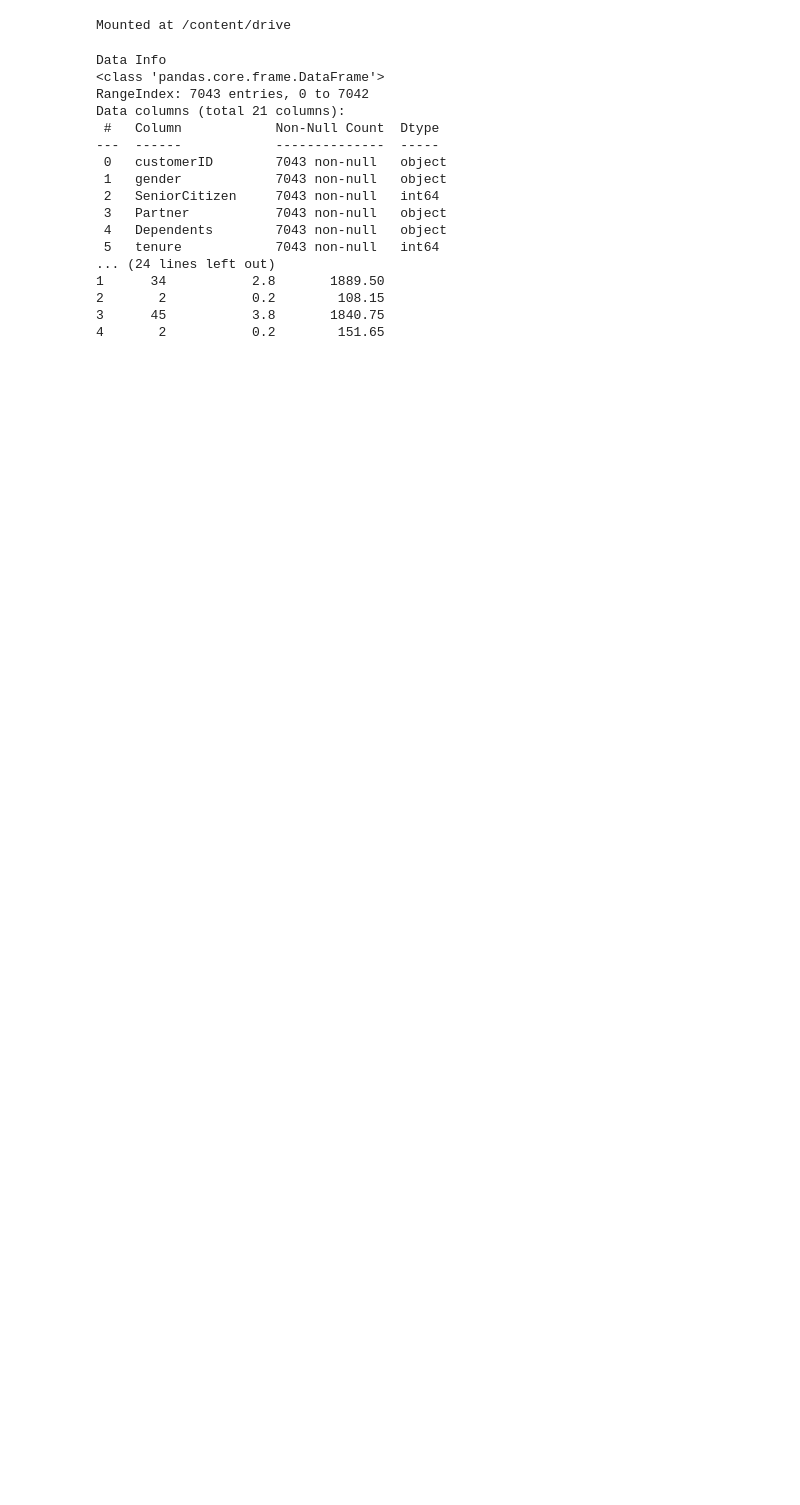
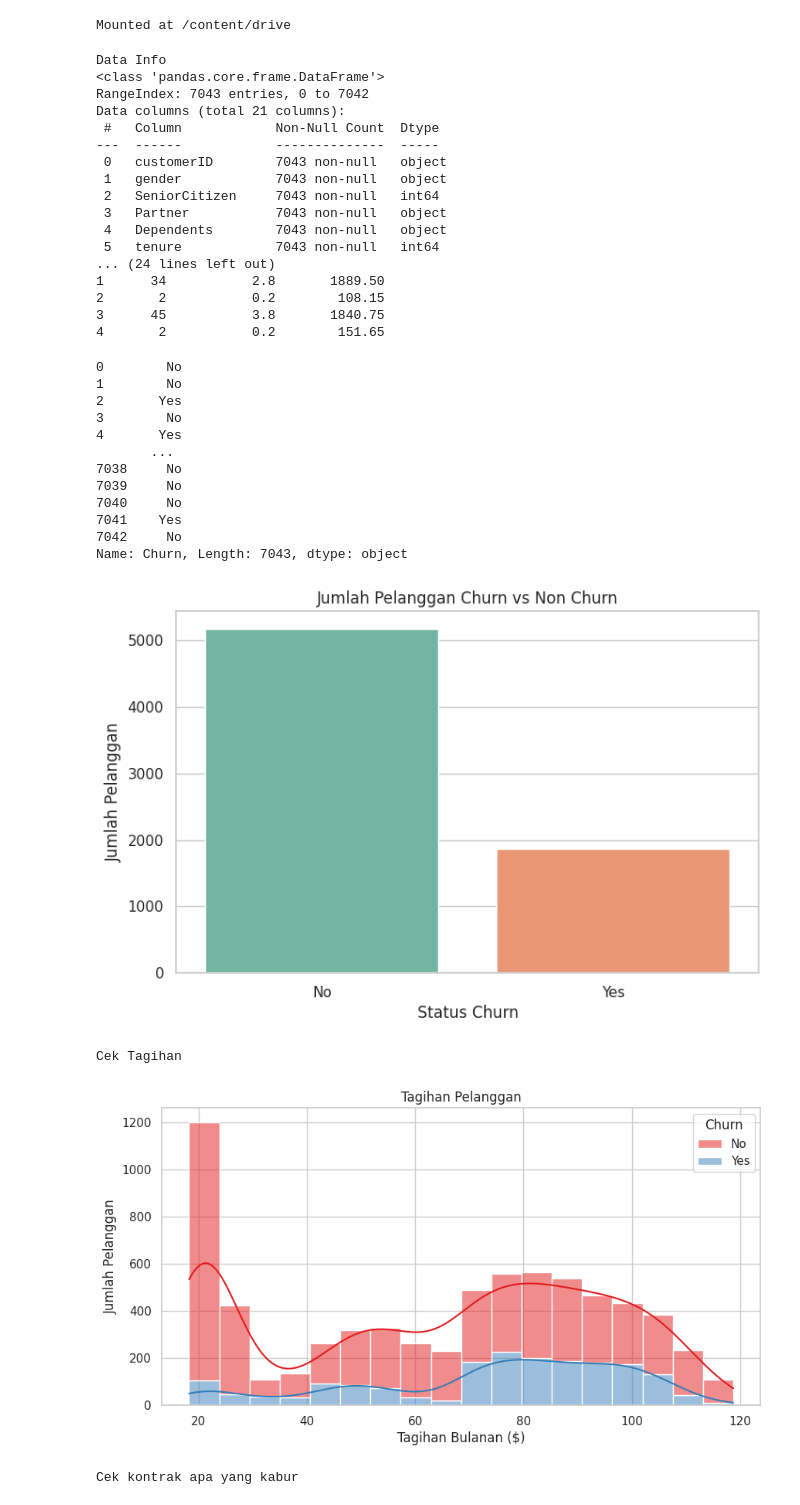
Before and after one commit to jasonenkristo123/AIML-Learn, a Jupyter notebook: Learn.ipynb, the cells around one changed output. Cells and saved outputs as stored; diff of their text form; code cells hidden in the pictures; blank space fills up the shorter version.

Commit message:
data cleaning and plotting

```diff
--- a/Learn.ipynb
+++ b/Learn.ipynb
@@ -41,3 +41,50 @@ Data columns (total 21 columns):
 2       2           0.2        108.15
 3      45           3.8       1840.75
 4       2           0.2        151.65
+# %%
+import matplotlib.pyplot as plt
+import seaborn as sns
+
+sns.set_theme(style="whitegrid")
+
+print(df['Churn'])
+plt.figure(figsize=(8, 5))
+plt.title("Jumlah Pelanggan Churn vs Non Churn")
+sns.countplot(data=df, x='Churn', palette="Set2", hue="Churn")
+plt.xlabel("Status Churn")
+plt.ylabel("Jumlah Pelanggan")
+plt.show()
+
+
+print("Cek Tagihan")
+plt.figure(figsize=(10, 5))
+plt.title("Tagihan Pelanggan")
+sns.histplot(data=df, x="MonthlyCharges", hue='Churn', kde=True, palette="Set1", multiple="stack")
+plt.xlabel("Tagihan Bulanan ($)")
+plt.ylabel("Jumlah Pelanggan")
+plt.show()
+
+print("Cek kontrak apa yang kabur")
+plt.figure(figsize=(10, 5))
+plt.title("Jumlah Pelanggan Berdasarkan Kontrak")
+sns.countplot(data=df, x='Contract', hue='Churn', palette="pastel")
+plt.xlabel("Kontrak")
+plt.ylabel("Jumlah Pelanggan")
+plt.show()
+# %% [output]
+0        No
+1        No
+2       Yes
+3        No
+4       Yes
+       ...
+7038     No
+7039     No
+7040     No
+7041    Yes
+7042     No
+Name: Churn, Length: 7043, dtype: object
+[figure, added]
+Cek Tagihan
+[figure, added]
+Cek kontrak apa yang kabur
```
Also changed, not shown: parts of 2 cells of this notebook.
